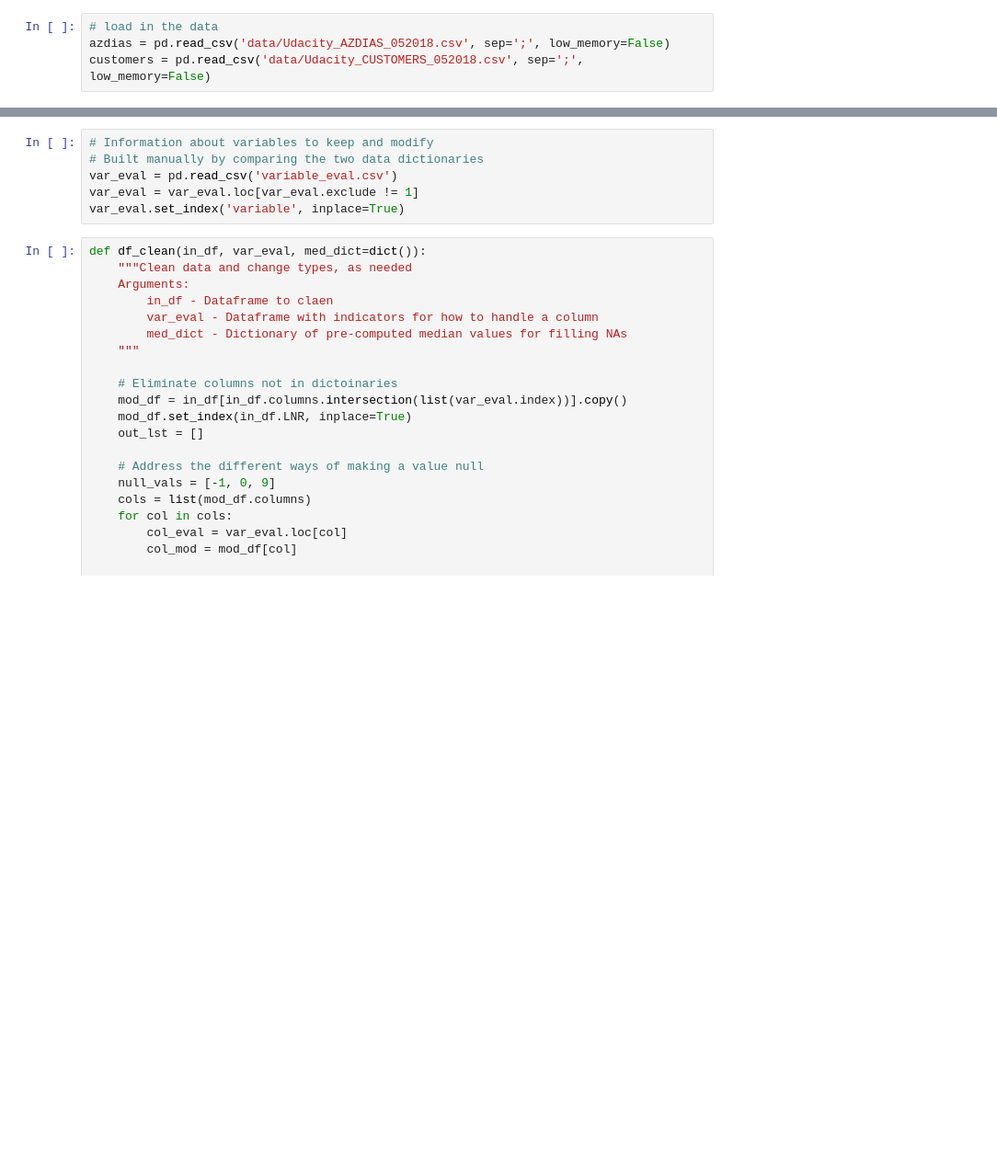
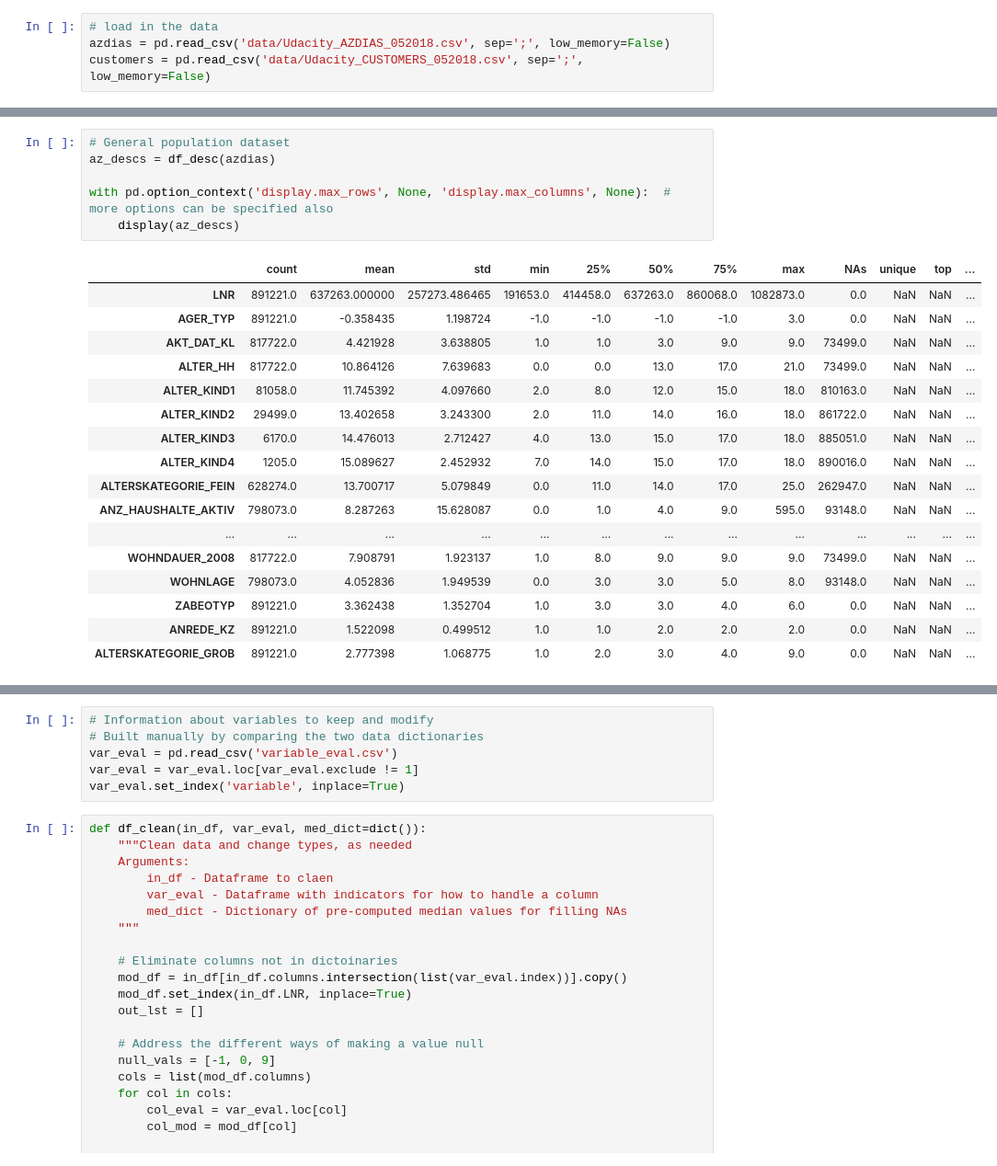
Before and after one commit to dsduncan/udsn_capstone, a Jupyter notebook: Arvato Project Workbook.ipynb, the cells around one changed output, grey strips where cells are left out. Shown at 92% size. Drawn from its saved outputs; the diff is of its cells as text; blank space fills up the shorter version.

```diff
--- a/Arvato Project Workbook.ipynb
+++ b/Arvato Project Workbook.ipynb
@@ -47,0 +68,24 @@ descs.head()
+# %%
+# General population dataset
+az_descs = df_desc(azdias)
+
+with pd.option_context('display.max_rows', None, 'display.max_columns', None):  # more options can be specified also
+    display(az_descs)
+# %% [output]
+|  | count | mean | std | min | 25% | 50% | 75% | max | NAs | unique | top | ... |
+| LNR | 891221.0 | 637263.000000 | 257273.486465 | 191653.0 | 414458.0 | 637263.0 | 860068.0 | 1082873.0 | 0.0 | NaN | NaN | ... |
+| AGER_TYP | 891221.0 | -0.358435 | 1.198724 | -1.0 | -1.0 | -1.0 | -1.0 | 3.0 | 0.0 | NaN | NaN | ... |
+| AKT_DAT_KL | 817722.0 | 4.421928 | 3.638805 | 1.0 | 1.0 | 3.0 | 9.0 | 9.0 | 73499.0 | NaN | NaN | ... |
+| ALTER_HH | 817722.0 | 10.864126 | 7.639683 | 0.0 | 0.0 | 13.0 | 17.0 | 21.0 | 73499.0 | NaN | NaN | ... |
+| ALTER_KIND1 | 81058.0 | 11.745392 | 4.097660 | 2.0 | 8.0 | 12.0 | 15.0 | 18.0 | 810163.0 | NaN | NaN | ... |
+| ALTER_KIND2 | 29499.0 | 13.402658 | 3.243300 | 2.0 | 11.0 | 14.0 | 16.0 | 18.0 | 861722.0 | NaN | NaN | ... |
+| ALTER_KIND3 | 6170.0 | 14.476013 | 2.712427 | 4.0 | 13.0 | 15.0 | 17.0 | 18.0 | 885051.0 | NaN | NaN | ... |
+| ALTER_KIND4 | 1205.0 | 15.089627 | 2.452932 | 7.0 | 14.0 | 15.0 | 17.0 | 18.0 | 890016.0 | NaN | NaN | ... |
+| ALTERSKATEGORIE_FEIN | 628274.0 | 13.700717 | 5.079849 | 0.0 | 11.0 | 14.0 | 17.0 | 25.0 | 262947.0 | NaN | NaN | ... |
+| ANZ_HAUSHALTE_AKTIV | 798073.0 | 8.287263 | 15.628087 | 0.0 | 1.0 | 4.0 | 9.0 | 595.0 | 93148.0 | NaN | NaN | ... |
+| ... | ... | ... | ... | ... | ... | ... | ... | ... | ... | ... | ... | ... |
+| WOHNDAUER_2008 | 817722.0 | 7.908791 | 1.923137 | 1.0 | 8.0 | 9.0 | 9.0 | 9.0 | 73499.0 | NaN | NaN | ... |
+| WOHNLAGE | 798073.0 | 4.052836 | 1.949539 | 0.0 | 3.0 | 3.0 | 5.0 | 8.0 | 93148.0 | NaN | NaN | ... |
+| ZABEOTYP | 891221.0 | 3.362438 | 1.352704 | 1.0 | 3.0 | 3.0 | 4.0 | 6.0 | 0.0 | NaN | NaN | ... |
+| ANREDE_KZ | 891221.0 | 1.522098 | 0.499512 | 1.0 | 1.0 | 2.0 | 2.0 | 2.0 | 0.0 | NaN | NaN | ... |
+| ALTERSKATEGORIE_GROB | 891221.0 | 2.777398 | 1.068775 | 1.0 | 2.0 | 3.0 | 4.0 | 9.0 | 0.0 | NaN | NaN | ... |
```
Also changed, not shown: parts of 12 cells of this notebook.
